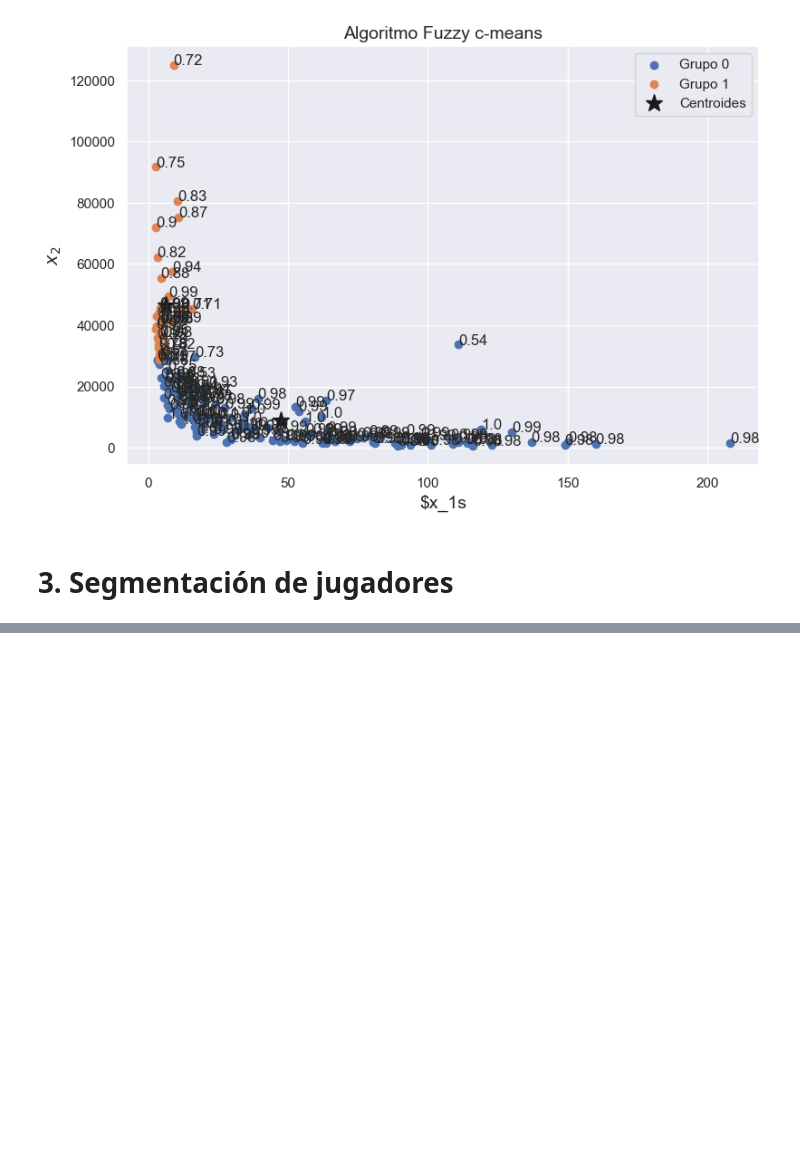
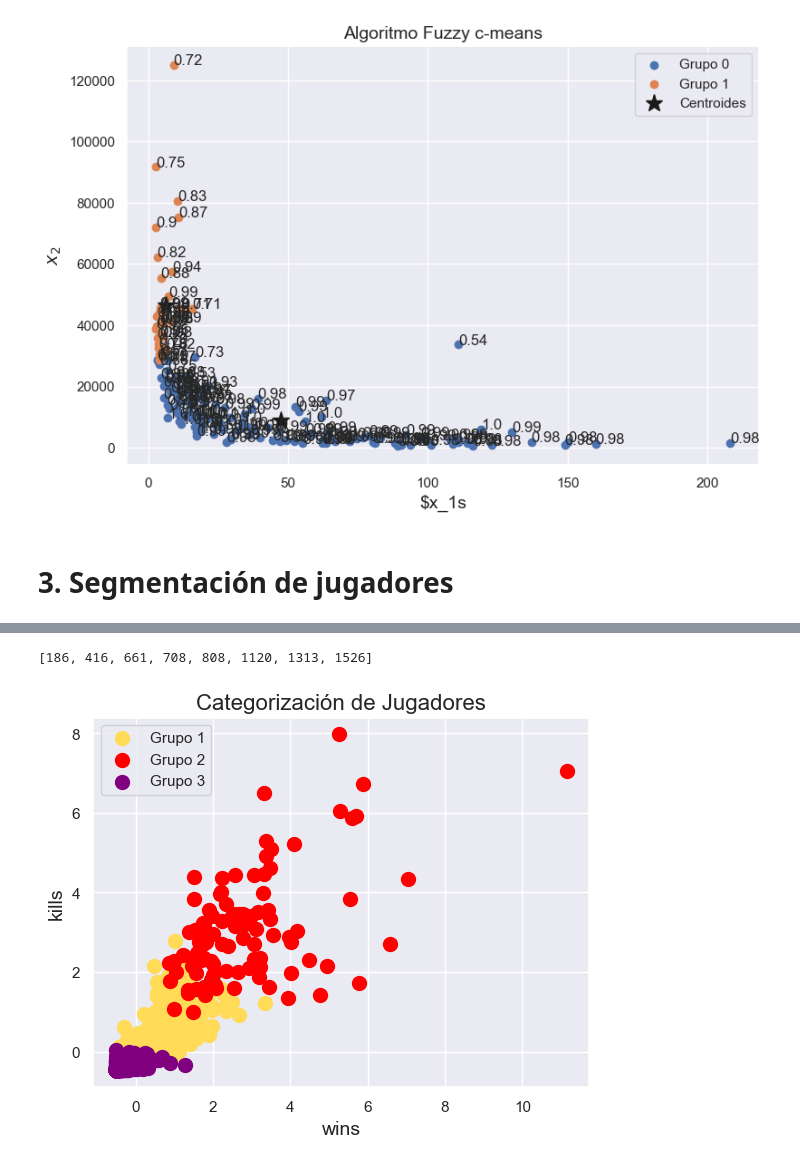
Before and after one commit to aitorTD/sist_aprendizaje_aut, a Jupyter notebook: aprendizaje_no_supervisado.ipynb, the cells around one changed output, grey strips where cells are left out. Drawn from its saved outputs; the diff is of its cells as text; code cells hidden in the pictures; blank space fills up the shorter version.

```diff
--- a/aprendizaje_no_supervisado.ipynb
+++ b/aprendizaje_no_supervisado.ipynb
@@ -487,0 +542,3 @@ plt.show()
+# %%
+cod = cod.drop('name', axis=1)
+cod
@@ -487,0 +570,36 @@ plt.show()
+# %%
+sigma = np.std(SSE)
+mu = np.mean(SSE)
+
+# 2 para distribución normal
+# 3 para cualquier otra distribución
+umbral = 2
+
+outliers = []
+for i in range(0, N):
+  if np.abs(SSE[i]-mu) > umbral*sigma:
+    outliers.append(i)
+print(outliers)
+# %% [output]
+[186, 416, 661, 708, 808, 1120, 1313, 1526]
+# %%
+X = cod[["wins", "kills", "kdRatio", "killstreak", "level", "losses", "prestige", "hits", "timePlayed", "headshots", "averageTime", "gamesPlayed", "assists", "misses", "xp", "scorePerMinute", "shots", "deaths"]].values
+
+scaler = StandardScaler()
+X_scaled = scaler.fit_transform(X)
+
+# Aplicar K-means para categorizar los países en diferentes grupos
+kmeans = KMeans(n_clusters=3, random_state=42)
+y_kmeans = kmeans.fit_predict(X_scaled)
+
+# Graficar los datos y los clusters
+plt.scatter(X_scaled[y_kmeans==0, 0], X_scaled[y_kmeans==0, 1], s=100, c='#FFDB58', label='Grupo 1')
+plt.scatter(X_scaled[y_kmeans==1, 0], X_scaled[y_kmeans==1, 1], s=100, c='red', label='Grupo 2')
+plt.scatter(X_scaled[y_kmeans==2, 0], X_scaled[y_kmeans==2, 1], s=100, c='purple', label='Grupo 3')
+plt.title("Categorización de Jugadores", fontsize=16)
+plt.xlabel("wins", fontsize=14)
+plt.ylabel("kills", fontsize=14)
+plt.legend()
+plt.show()
+# %% [output]
+[figure, added]
```
Also changed, not shown: parts of 12 cells of this notebook.
